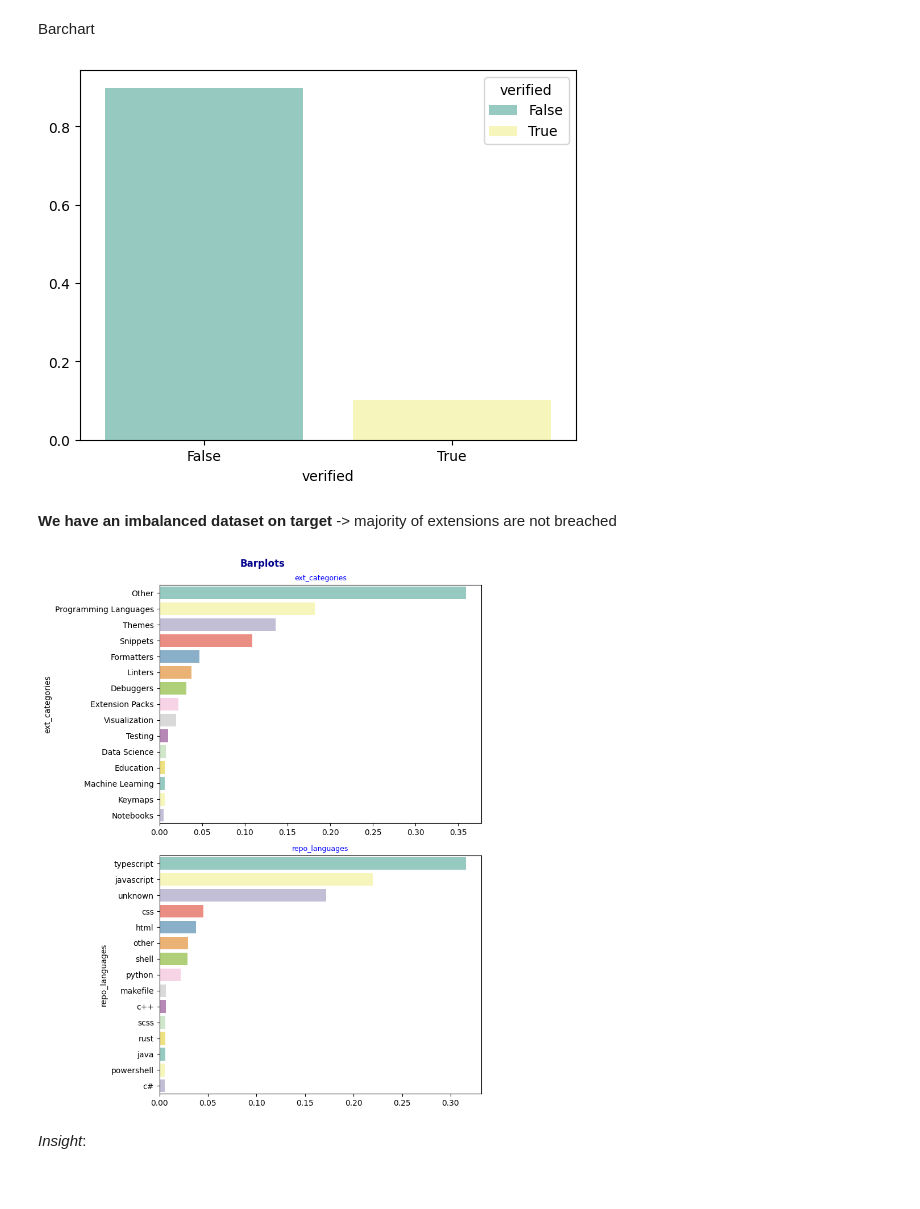
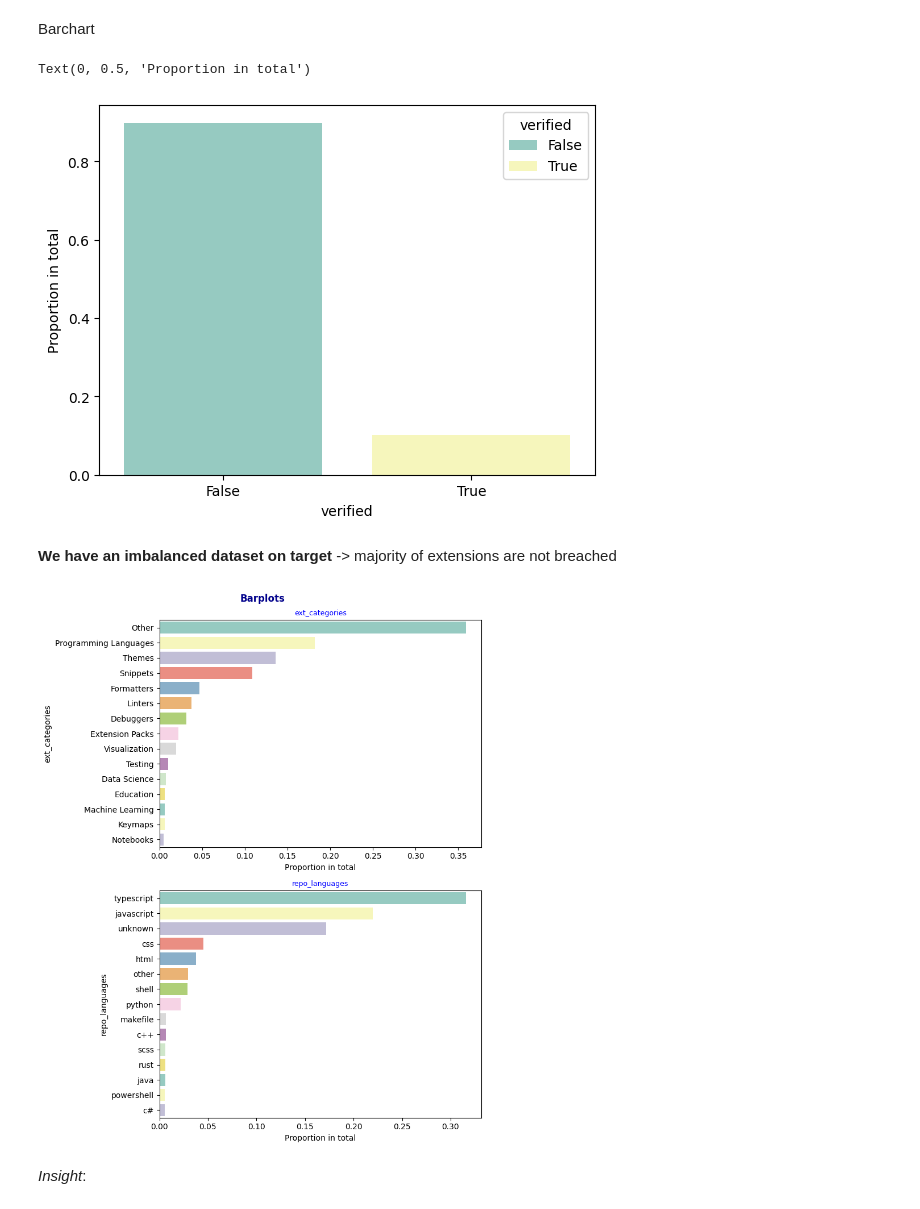
Before and after one commit to Ironhack-DA-Course/proj-final, a Jupyter notebook: notebooks/eda_with_binning_2.ipynb, the cells around one changed output. Cells and saved outputs as stored; diff of their text form; code cells hidden in the pictures.

```diff
--- a/notebooks/eda_with_binning_2.ipynb
+++ b/notebooks/eda_with_binning_2.ipynb
@@ -299,8 +299,10 @@ Barchart
 # %%
 #verified -> target
 ax=sns.barplot(x=proportion_verified.index, y=proportion_verified.values, palette="Set3", hue=proportion_verified.index, legend="auto" )
+ax.set_ylabel("Proportion in total")
 # %% [output]
+Text(0, 0.5, 'Proportion in total')
-[figure, old version]
+[figure, new version]
 # %% [markdown]
 **We have an imbalanced dataset on target** -> majority of extensions are not breached
 # %%
@@ -317,13 +319,13 @@ for i,col in enumerate(df[cols_cat]):
                 ax=axes[i] )
 
     axes[i].set_title(f"{col}", fontsize = 9, color = "blue")
-    axes[i].set_xlabel("")
+    axes[i].set_xlabel("Proportion in total")
 
 fig.suptitle("Barplots", fontsize = 12, fontweight = "bold", color = "darkblue")
 fig.tight_layout()
 fig.show()
 # %% [output]
-[figure, old version]
+[figure, new version]
 # %% [markdown]
 _Insight_:
 # %% [markdown]
```
Also changed, not shown: parts of 2 cells of this notebook, 53 other files.
